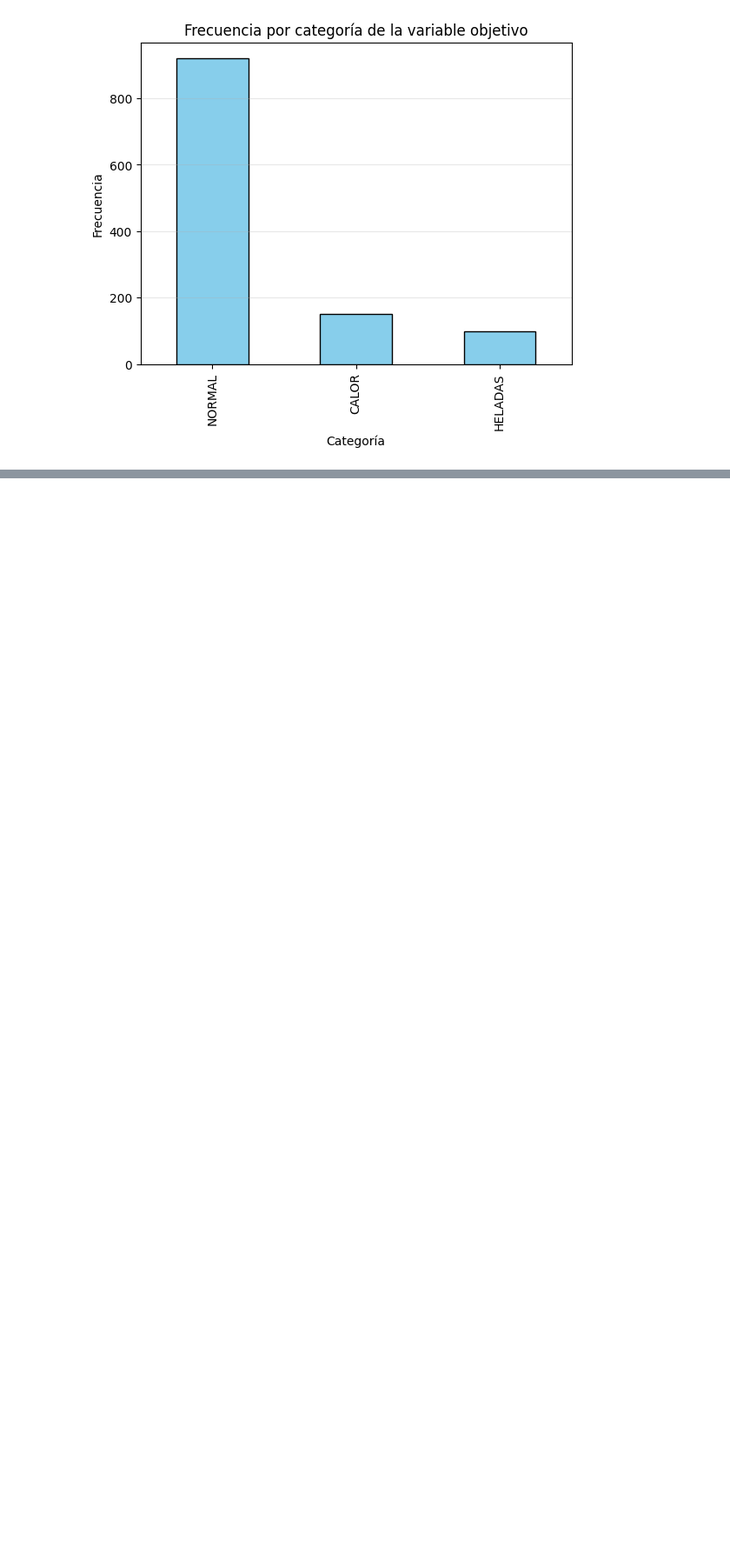
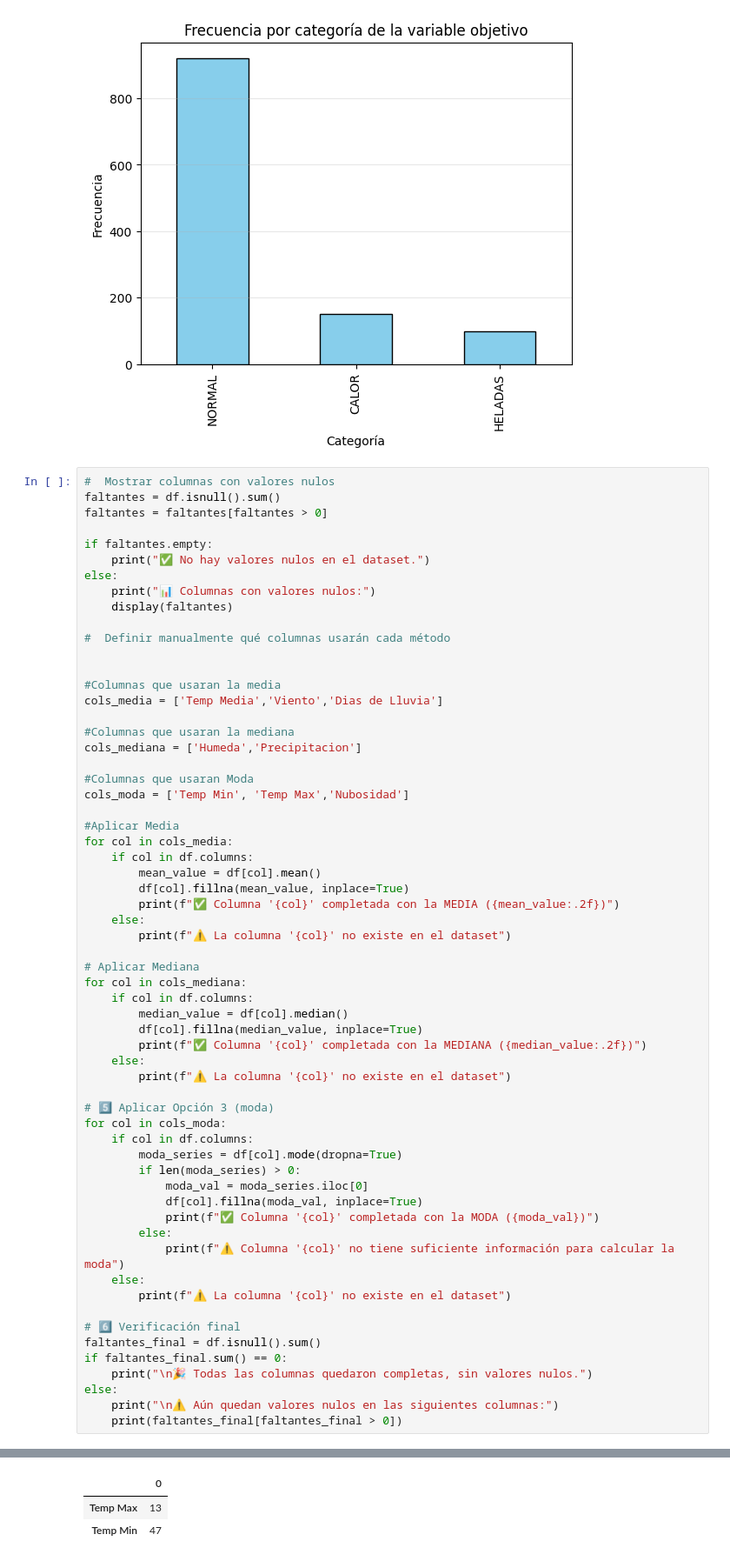
Before and after one commit to MarianoBuet/Aprendizaje-Autom-tico, a Jupyter notebook: Entregas_Parcial/notebooks/Predicción_de__Alertas__Termicas.ipynb, the cells around one changed output, grey strips where cells are left out. Shown at 87% size. Saved outputs shown, nothing was run; the diff lists cells and outputs as text; blank space fills up the shorter version.

```diff
--- a/Entregas_Parcial/notebooks/Predicción_de__Alertas__Termicas.ipynb
+++ b/Entregas_Parcial/notebooks/Predicción_de__Alertas__Termicas.ipynb
@@ -137,3 +113,65 @@ plt.grid(axis='y', alpha=0.3)
 plt.show()
 # %% [output]
 [figure]
+# %%
+#  Mostrar columnas con valores nulos
+faltantes = df.isnull().sum()
+faltantes = faltantes[faltantes > 0]
+
+if faltantes.empty:
+    print("✅ No hay valores nulos en el dataset.")
+else:
+    print("📊 Columnas con valores nulos:")
+    display(faltantes)
+
+#  Definir manualmente qué columnas usarán cada método
+
+
+#Columnas que usaran la media
+cols_media = ['Temp Media','Viento','Dias de Lluvia']
+
+#Columnas que usaran la mediana
+cols_mediana = ['Humeda','Precipitacion']
+
+#Columnas que usaran Moda
+cols_moda = ['Temp Min', 'Temp Max','Nubosidad']
+
+#Aplicar Media
+for col in cols_media:
+    if col in df.columns:
+        mean_value = df[col].mean()
+        df[col].fillna(mean_value, inplace=True)
+        print(f"✅ Columna '{col}' completada con la MEDIA ({mean_value:.2f})")
+    else:
+        print(f"⚠️ La columna '{col}' no existe en el dataset")
+
+# Aplicar Mediana
+for col in cols_mediana:
+    if col in df.columns:
+        median_value = df[col].median()
+        df[col].fillna(median_value, inplace=True)
+        print(f"✅ Columna '{col}' completada con la MEDIANA ({median_value:.2f})")
+    else:
+        print(f"⚠️ La columna '{col}' no existe en el dataset")
+
+# 5️⃣ Aplicar Opción 3 (moda)
+for col in cols_moda:
+    if col in df.columns:
+        moda_series = df[col].mode(dropna=True)
+        if len(moda_series) > 0:
+            moda_val = moda_series.iloc[0]
+            df[col].fillna(moda_val, inplace=True)
+            print(f"✅ Columna '{col}' completada con la MODA ({moda_val})")
+        else:
+            print(f"⚠️ Columna '{col}' no tiene suficiente información para calcular la moda")
+    else:
+        print(f"⚠️ La columna '{col}' no existe en el dataset")
+
+# 6️⃣ Verificación final
+faltantes_final = df.isnull().sum()
+if faltantes_final.sum() == 0:
+    print("\n🎉 Todas las columnas quedaron completas, sin valores nulos.")
+else:
+    print("\n⚠️ Aún quedan valores nulos en las siguientes columnas:")
+    print(faltantes_final[faltantes_final > 0])
+# %% [output]
@@ -139,0 +179,3 @@ plt.show()
+|  | 0 |
+| Temp Max | 13 |
+| Temp Min | 47 |
```
Also changed, not shown: parts of 6 cells of this notebook.
